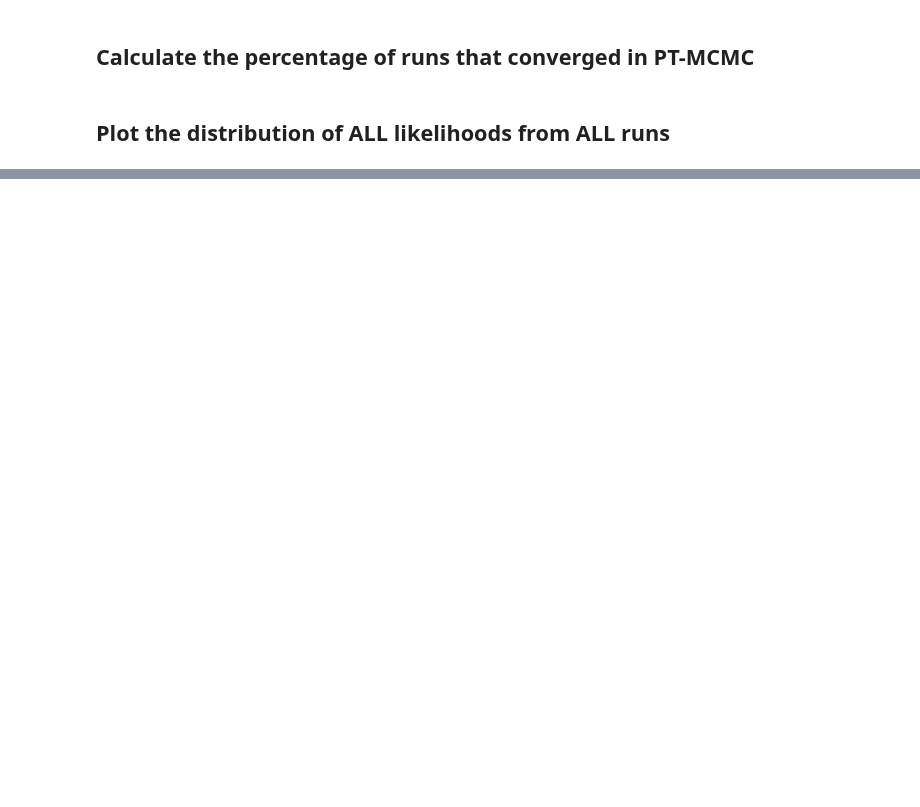
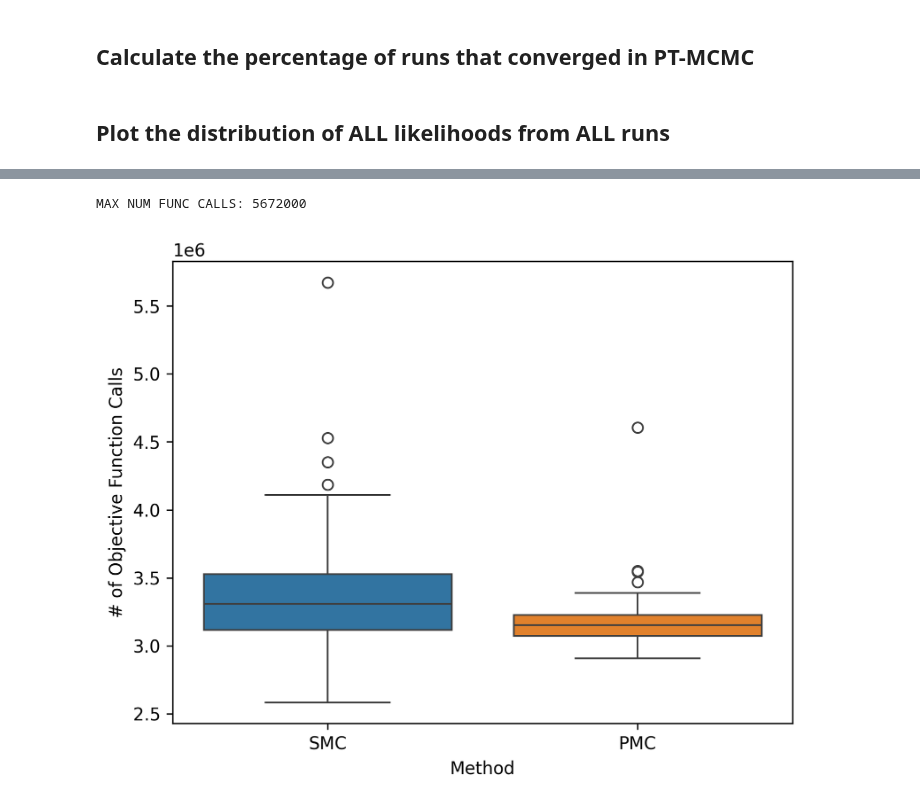
Before and after one commit to LarkinIt/BayesianBenchmark, a Jupyter notebook: compare_methods.ipynb, the cells around one changed output, grey strips where cells are left out. Drawn from its saved outputs; the diff is of its cells as text; code cells hidden in the pictures; blank space fills up the shorter version.

```diff
--- a/compare_methods.ipynb
+++ b/compare_methods.ipynb
@@ -69,8 +65,17 @@ plt.xlabel("Method"); plt.ylabel("log likelihood");
 # %%
 plt.figure(dpi=300)
-calls = np.array([x.get_fun_calls() for x in grouped_results])
-call_df = pd.DataFrame(columns=methods, data=calls.T)
-sns.violinplot(call_df)
+calls = np.array([x.get_fun_calls() for x in grouped_results], dtype=object)
+
+call_df = pd.DataFrame()
+for call_arr, method in zip(calls, methods):
+	temp_df = pd.DataFrame()
+	temp_df[method] = call_arr
+	call_df = pd.concat([call_df, temp_df])
+
+sns.boxplot(call_df)
 plt.xticks(range(len(methods)), [x.abbr for x in grouped_results])
 plt.xlabel("Method"); plt.ylabel("# of Objective Function Calls");
-print(f"MAX NUM FUNC CALLS: {np.max(calls)}")
+print(f"MAX NUM FUNC CALLS: {np.max([max(x) for x in calls])}")
+# %% [output]
+MAX NUM FUNC CALLS: 5672000
+[figure, added]
```
Also changed, not shown: parts of 6 cells of this notebook, 2 other files.
